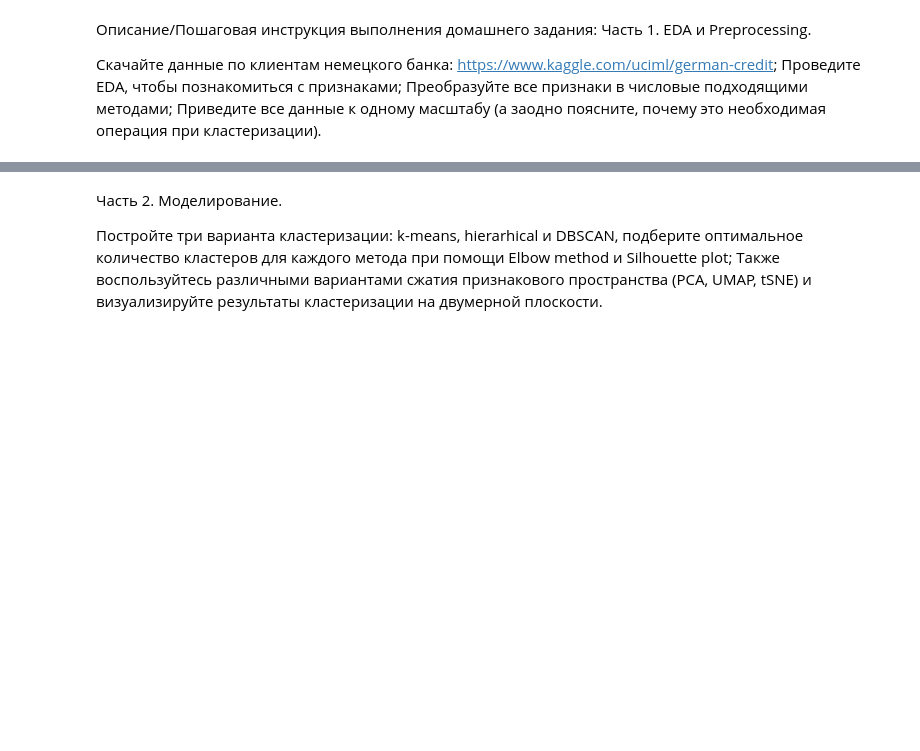
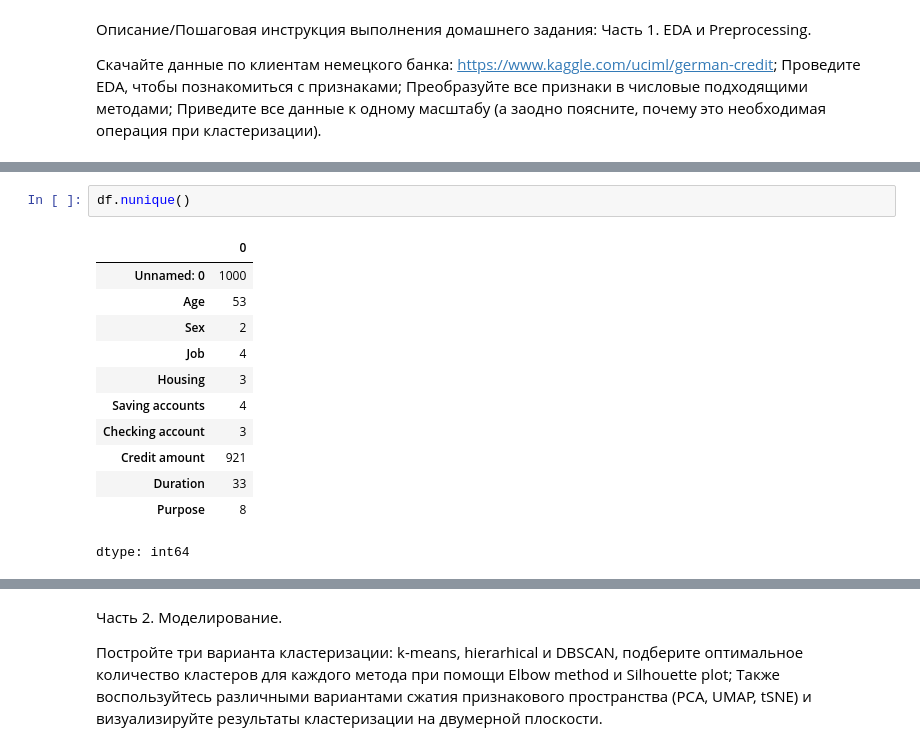
Before and after one commit to Evans-Sense/pet, a Jupyter notebook: Hometask2.ipynb, the cells around one changed output, grey strips where cells are left out. Cells and saved outputs as stored; diff of their text form; blank space fills up the shorter version.

```diff
--- a/Hometask2.ipynb
+++ b/Hometask2.ipynb
@@ -24,0 +100,15 @@ print("Path to dataset files:", path)
+# %%
+df.nunique()
+# %% [output]
+|  | 0 |
+| Unnamed: 0 | 1000 |
+| Age | 53 |
+| Sex | 2 |
+| Job | 4 |
+| Housing | 3 |
+| Saving accounts | 4 |
+| Checking account | 3 |
+| Credit amount | 921 |
+| Duration | 33 |
+| Purpose | 8 |
+dtype: int64
```
Also changed, not shown: parts of 5 cells of this notebook.
